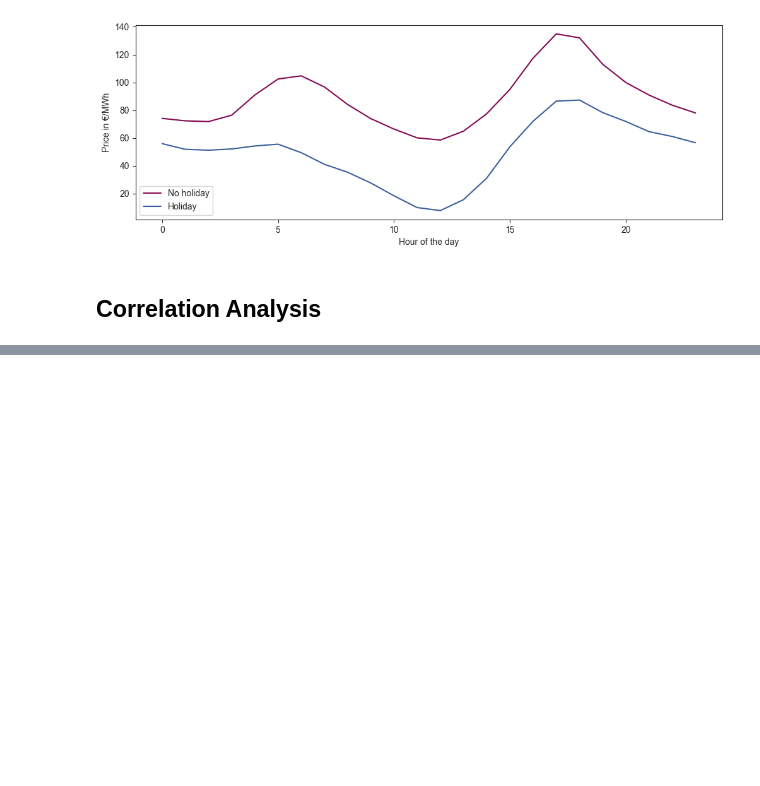
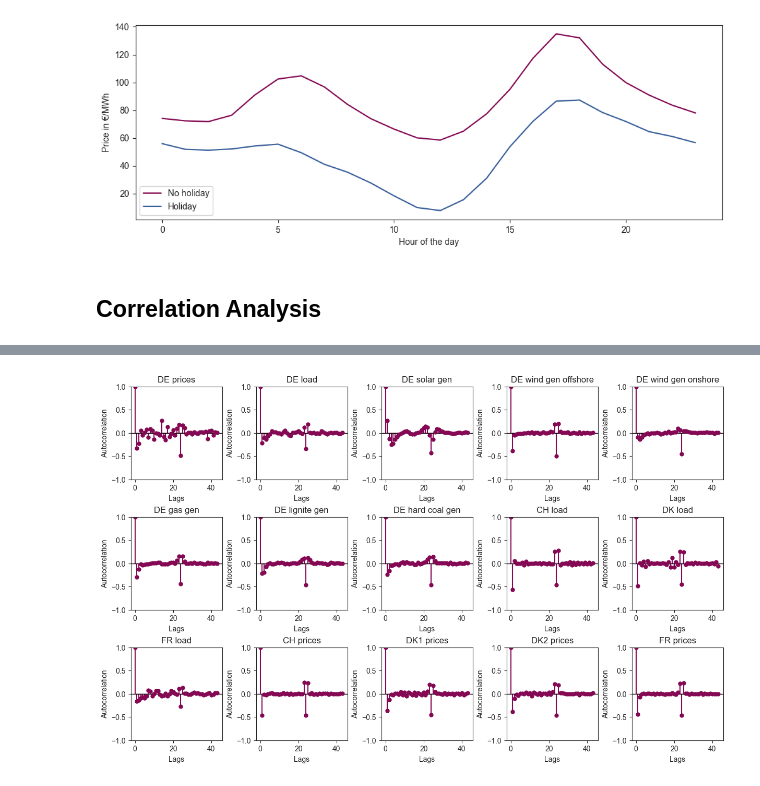
Before and after one commit to valentin-17/epf, a Jupyter notebook: notebooks/exploratory_analysis.ipynb, the cells around one changed output, grey strips where cells are left out. Drawn from its saved outputs; the diff is of its cells as text; code cells hidden in the pictures; blank space fills up the shorter version.

```diff
--- a/notebooks/exploratory_analysis.ipynb
+++ b/notebooks/exploratory_analysis.ipynb
@@ -258,0 +294,38 @@ for col in corr.columns:
+# %%
+from statsmodels.tsa.statespace.tools import diff
+
+corr_diff = pd.DataFrame(diff(corr, k_diff=2, k_seasonal_diff=1, seasonal_periods=24))
+# %%
+sns.set_style("ticks")
+
+# Liste der Spalten, für die Autokorrelationsplots erstellt werden sollen
+columns = corr_diff.columns
+
+# Anzahl der Spalten und Zeilen im Gitterlayout
+n_cols = 5
+n_rows = (len(columns) + n_cols - 1) // n_cols  # Rundet nach oben
+
+# Erstelle die Subplots mit kleineren Plot-Größen
+fig, axes = plt.subplots(n_rows, n_cols, figsize=(12, 2.5 * n_rows), constrained_layout=True)
+
+# Iteriere über die Spalten und erstelle die ACF-Plots
+for i, col in enumerate(columns):
+    row, col_idx = divmod(i, n_cols)
+    ax = axes[row, col_idx]
+    title = col.split('_')[0].upper() + " " + " ".join(col.split('_')[1:])
+    plot_acf(corr_diff[col], ax=ax, title=title)
+    ax = plot_acf_colors(ax, markercolor=COLORS["magenta"], linecolor="black", facecolor=COLORS["magenta"], barcolor=COLORS["magenta"])
+
+    ax.set_yticks([-1, -0.5, 0, 0.5, 1])
+    ax.set_ylabel("Autocorrelation")
+    ax.set_xlabel("Lags")
+
+# Entferne leere Subplots, falls die Anzahl der Plots nicht das Gitter füllt
+for j in range(i + 1, n_rows * n_cols):
+    row, col_idx = divmod(j, n_cols)
+    fig.delaxes(axes[row, col_idx])
+
+plt.savefig("../reports/figures/acf_diff.pdf", dpi=300, bbox_inches='tight')
+plt.show()
+# %% [output]
+[figure, added]
```
Also changed, not shown: parts of 14 cells of this notebook, 19 other files.
